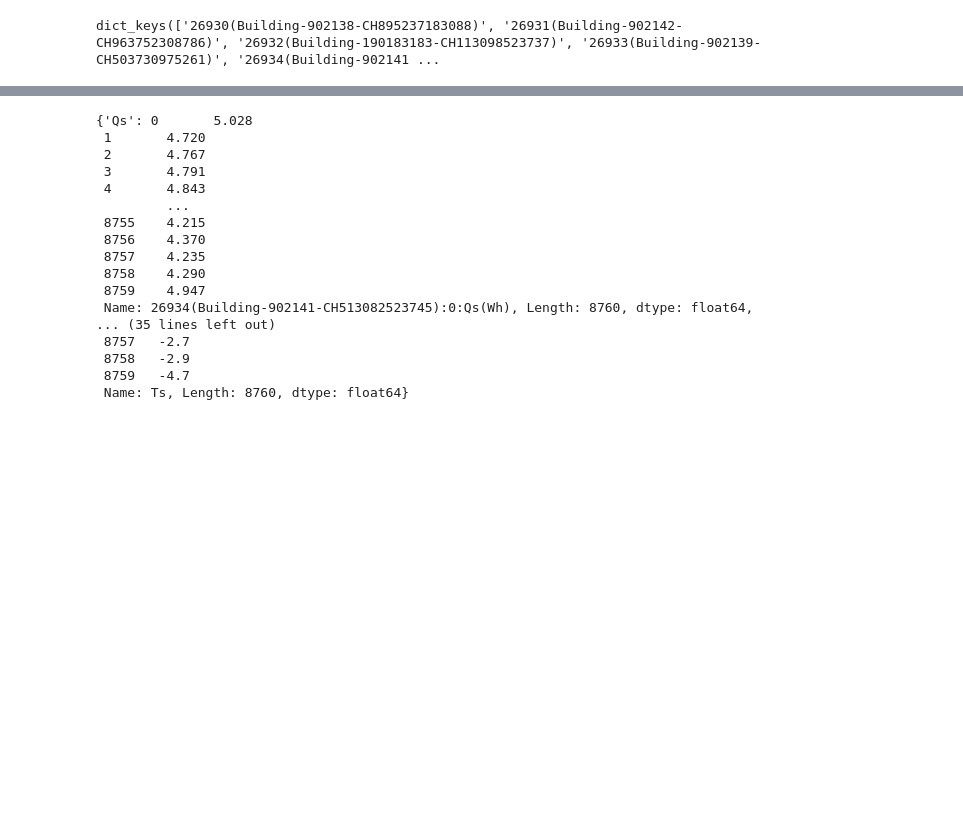
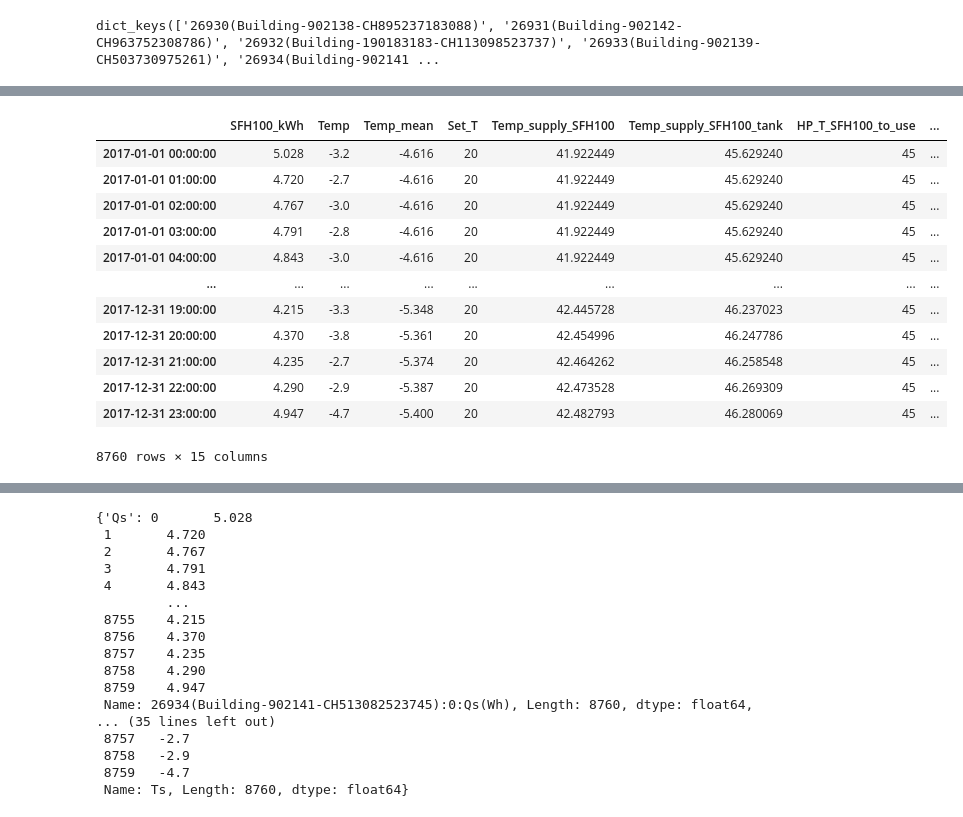
Before and after one commit to alefunxo/BASOPRA_OpenBEERS, a Jupyter notebook: Core/heat_pump_sizing.ipynb, the cells around one changed output, grey strips where cells are left out. Cells and saved outputs as stored; diff of their text form; code cells hidden in the pictures; blank space fills up the shorter version.

```diff
--- a/Core/heat_pump_sizing.ipynb
+++ b/Core/heat_pump_sizing.ipynb
@@ -44,0 +173,6 @@ building='26934(Building-902141-CH513082523745)'
+# %%
+df_heat['Temp_supply_SFH100']=df_heat.apply(lambda x: supply_temp(x,dict_design['heatload_dt100'],dict_design['design_temp'],dict_design['T_dsupply_100'],
+                                                          dict_design['T_dreturn_100'],dict_design['rad_exp_100']),axis=1)
+
+df_heat['Temp_supply_SFH100_tank']=df_heat.apply(lambda x: supply_temp(x,dict_design['heatload_dt100'],dict_design['design_temp'],dict_design['T_dsupply_100_tank'],
+                                                          dict_design['T_dreturn_100_tank'],dict_design['rad_exp_100']),axis=1)
@@ -44,0 +195,9 @@ building='26934(Building-902141-CH513082523745)'
+# %%
+df_hp=pd.read_csv('../Input/HP_data.csv',sep=';')# Temperature in celcius
+df_hp.loc[:,'P_el']=df_hp.loc[:,'P_el'].str.replace(',','.').astype(float)
+df_hp.loc[:,'COP']=df_hp.loc[:,'COP'].str.replace(',','.').astype(float)
+df_hp['P_th']=df_hp.P_el*df_hp.COP
+# %%
+df_heat['HP_T_SFH100_to_use']=df_heat.apply(lambda x: df_hp.T_dist.unique()[find_interval_hp(x.Temp_supply_SFH100,df_hp.T_dist.unique())],axis=1)
+df_heat['HP_T_SFH100_tank_to_use']=df_heat.apply(lambda x: df_hp.T_dist.unique()[find_interval_hp(x.Temp_supply_SFH100_tank,df_hp.T_dist.unique())],axis=1)
+df_heat['Temp_amb_interval']=df_heat.apply(lambda x: df_hp.T_outside.unique()[find_interval_hp(x.Temp,df_hp.T_outside.unique())],axis=1)
@@ -44,0 +243,16 @@ building='26934(Building-902141-CH513082523745)'
+# %%
+df_heat
+# %% [output]
+|  | SFH100_kWh | Temp | Temp_mean | Set_T | Temp_supply_SFH100 | Temp_supply_SFH100_tank | HP_T_SFH100_to_use | ... |
+| 2017-01-01 00:00:00 | 5.028 | -3.2 | -4.616 | 20 | 41.922449 | 45.629240 | 45 | ... |
+| 2017-01-01 01:00:00 | 4.720 | -2.7 | -4.616 | 20 | 41.922449 | 45.629240 | 45 | ... |
+| 2017-01-01 02:00:00 | 4.767 | -3.0 | -4.616 | 20 | 41.922449 | 45.629240 | 45 | ... |
+| 2017-01-01 03:00:00 | 4.791 | -2.8 | -4.616 | 20 | 41.922449 | 45.629240 | 45 | ... |
+| 2017-01-01 04:00:00 | 4.843 | -3.0 | -4.616 | 20 | 41.922449 | 45.629240 | 45 | ... |
+| ... | ... | ... | ... | ... | ... | ... | ... | ... |
+| 2017-12-31 19:00:00 | 4.215 | -3.3 | -5.348 | 20 | 42.445728 | 46.237023 | 45 | ... |
+| 2017-12-31 20:00:00 | 4.370 | -3.8 | -5.361 | 20 | 42.454996 | 46.247786 | 45 | ... |
+| 2017-12-31 21:00:00 | 4.235 | -2.7 | -5.374 | 20 | 42.464262 | 46.258548 | 45 | ... |
+| 2017-12-31 22:00:00 | 4.290 | -2.9 | -5.387 | 20 | 42.473528 | 46.269309 | 45 | ... |
+| 2017-12-31 23:00:00 | 4.947 | -4.7 | -5.400 | 20 | 42.482793 | 46.280069 | 45 | ... |
+8760 rows × 15 columns
```
Also changed, not shown: parts of 28 cells of this notebook, 2 other files.
